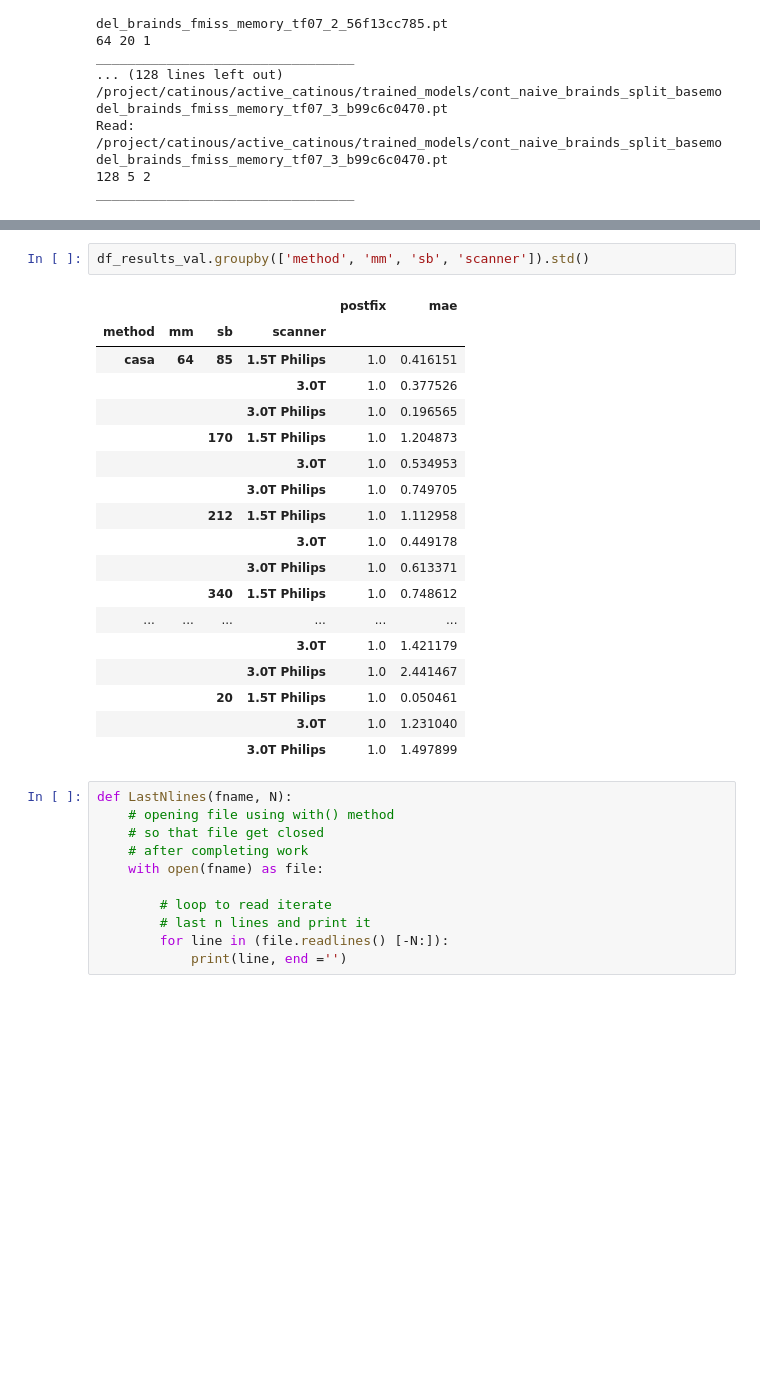
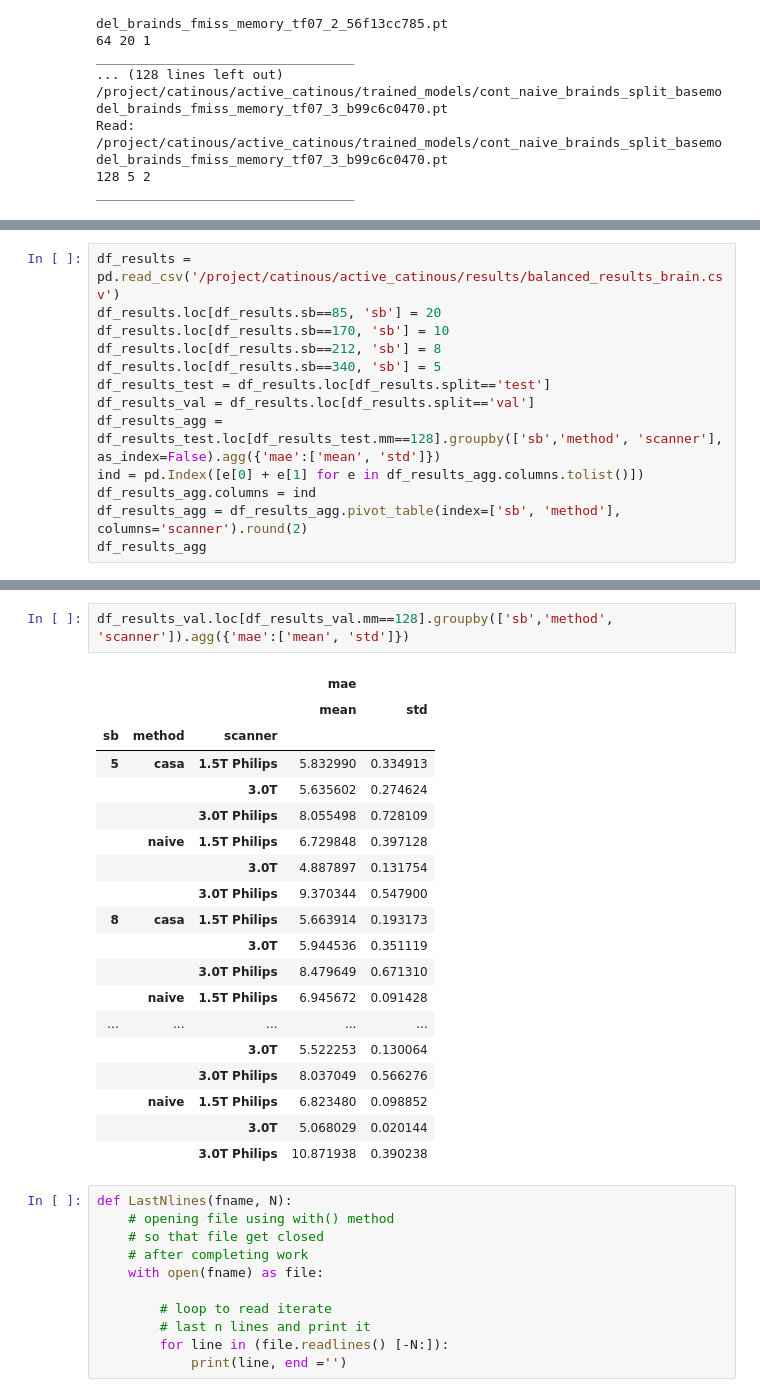
Before and after one commit to cirmuw/casa, a Jupyter notebook: BrainAge_Evaluation.ipynb, the cells around one changed output, grey strips where cells are left out. Drawn from its saved outputs; the diff is of its cells as text; blank space fills up the shorter version.

```diff
--- a/BrainAge_Evaluation.ipynb
+++ b/BrainAge_Evaluation.ipynb
@@ -573,0 +567,13 @@ df_results.groupby(['method', 'mm', 'sb', 'scanner']).mean()
+# %%
+df_results = pd.read_csv('/project/catinous/active_catinous/results/balanced_results_brain.csv')
+df_results.loc[df_results.sb==85, 'sb'] = 20
+df_results.loc[df_results.sb==170, 'sb'] = 10
+df_results.loc[df_results.sb==212, 'sb'] = 8
+df_results.loc[df_results.sb==340, 'sb'] = 5
+df_results_test = df_results.loc[df_results.split=='test']
+df_results_val = df_results.loc[df_results.split=='val']
+df_results_agg = df_results_test.loc[df_results_test.mm==128].groupby(['sb','method', 'scanner'], as_index=False).agg({'mae':['mean', 'std']})
+ind = pd.Index([e[0] + e[1] for e in df_results_agg.columns.tolist()])
+df_results_agg.columns = ind
+df_results_agg = df_results_agg.pivot_table(index=['sb', 'method'], columns='scanner').round(2)
+df_results_agg
@@ -574,24 +630,25 @@ df_results.groupby(['method', 'mm', 'sb', 'scanner']).mean()
 # %%
-df_results_val.groupby(['method', 'mm', 'sb', 'scanner']).std()
+df_results_val.loc[df_results_val.mm==128].groupby(['sb','method', 'scanner']).agg({'mae':['mean', 'std']})
 # %% [output]
-|  |  |  |  | postfix | mae |
-| method | mm | sb | scanner |  |  |
-| casa | 64 | 85 | 1.5T Philips | 1.0 | 0.416151 |
-|  |  |  | 3.0T | 1.0 | 0.377526 |
-|  |  |  | 3.0T Philips | 1.0 | 0.196565 |
-|  |  | 170 | 1.5T Philips | 1.0 | 1.204873 |
-|  |  |  | 3.0T | 1.0 | 0.534953 |
-|  |  |  | 3.0T Philips | 1.0 | 0.749705 |
-|  |  | 212 | 1.5T Philips | 1.0 | 1.112958 |
-|  |  |  | 3.0T | 1.0 | 0.449178 |
-|  |  |  | 3.0T Philips | 1.0 | 0.613371 |
-|  |  | 340 | 1.5T Philips | 1.0 | 0.748612 |
-| ... | ... | ... | ... | ... | ... |
-|  |  |  | 3.0T | 1.0 | 1.421179 |
-|  |  |  | 3.0T Philips | 1.0 | 2.441467 |
-|  |  | 20 | 1.5T Philips | 1.0 | 0.050461 |
-|  |  |  | 3.0T | 1.0 | 1.231040 |
-|  |  |  | 3.0T Philips | 1.0 | 1.497899 |
+|  |  |  | mae |  |
+|  |  |  | mean | std |
+| sb | method | scanner |  |  |
+| 5 | casa | 1.5T Philips | 5.832990 | 0.334913 |
+|  |  | 3.0T | 5.635602 | 0.274624 |
+|  |  | 3.0T Philips | 8.055498 | 0.728109 |
+|  | naive | 1.5T Philips | 6.729848 | 0.397128 |
+|  |  | 3.0T | 4.887897 | 0.131754 |
+|  |  | 3.0T Philips | 9.370344 | 0.547900 |
+| 8 | casa | 1.5T Philips | 5.663914 | 0.193173 |
+|  |  | 3.0T | 5.944536 | 0.351119 |
+|  |  | 3.0T Philips | 8.479649 | 0.671310 |
+|  | naive | 1.5T Philips | 6.945672 | 0.091428 |
+| ... | ... | ... | ... | ... |
+|  |  | 3.0T | 5.522253 | 0.130064 |
+|  |  | 3.0T Philips | 8.037049 | 0.566276 |
+|  | naive | 1.5T Philips | 6.823480 | 0.098852 |
+|  |  | 3.0T | 5.068029 | 0.020144 |
+|  |  | 3.0T Philips | 10.871938 | 0.390238 |
 # %%
 def LastNlines(fname, N):
     # opening file using with() method
```
Also changed, not shown: parts of 27 cells of this notebook.
